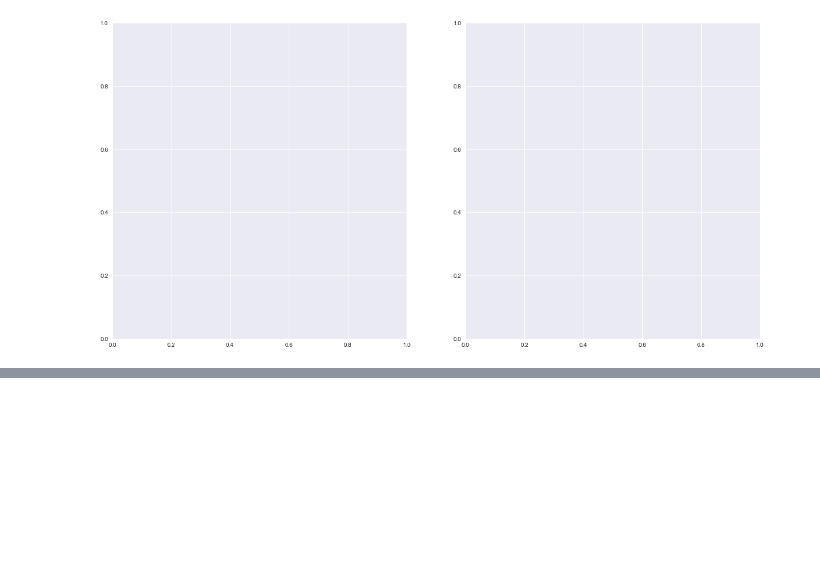
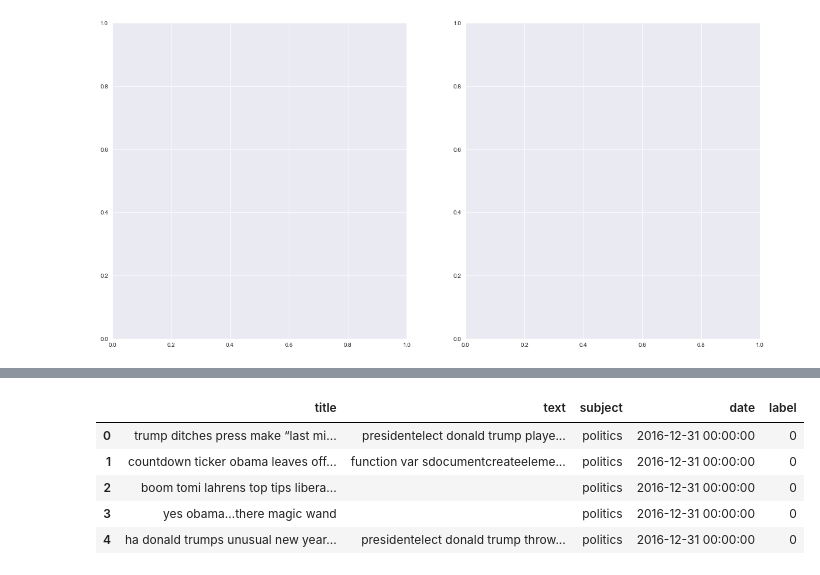
Before and after one commit to SaideT/Fake-News-Detection, a Jupyter notebook: fake_news.ipynb, the cells around one changed output, grey strips where cells are left out. Saved outputs shown, nothing was run; the diff lists cells and outputs as text; code cells hidden in the pictures; blank space fills up the shorter version.

```diff
--- a/fake_news.ipynb
+++ b/fake_news.ipynb
@@ -175,0 +153,9 @@ X = news.iloc[:,:-1]
+# %%
+news.head(5)
+# %% [output]
+|  | title | text | subject | date | label |
+| 0 | trump ditches press make “last mi... | presidentelect donald trump playe... | politics | 2016-12-31 00:00:00 | 0 |
+| 1 | countdown ticker obama leaves off... | function var sdocumentcreateeleme... | politics | 2016-12-31 00:00:00 | 0 |
+| 2 | boom tomi lahrens top tips libera... |  | politics | 2016-12-31 00:00:00 | 0 |
+| 3 | yes obama…there magic wand |  | politics | 2016-12-31 00:00:00 | 0 |
+| 4 | ha donald trumps unusual new year... | presidentelect donald trump throw... | politics | 2016-12-31 00:00:00 | 0 |
```
Also changed, not shown: parts of 11 cells of this notebook.
